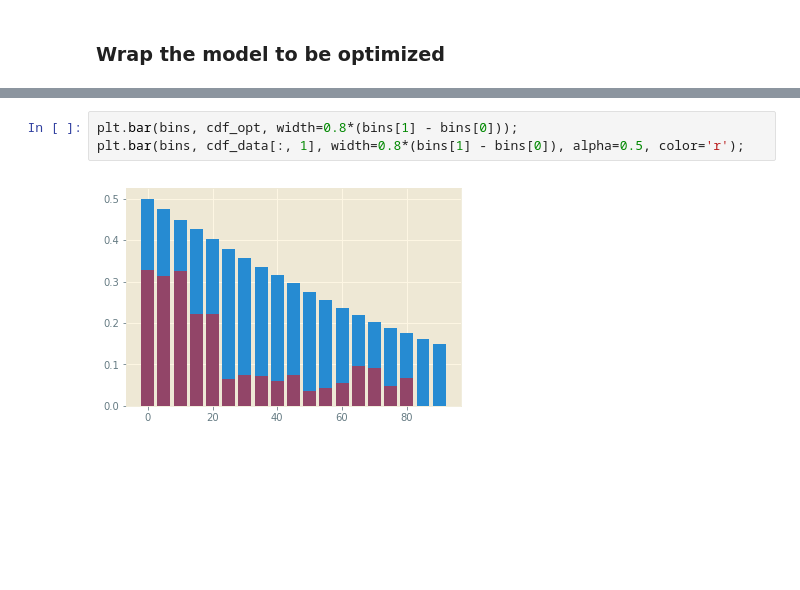
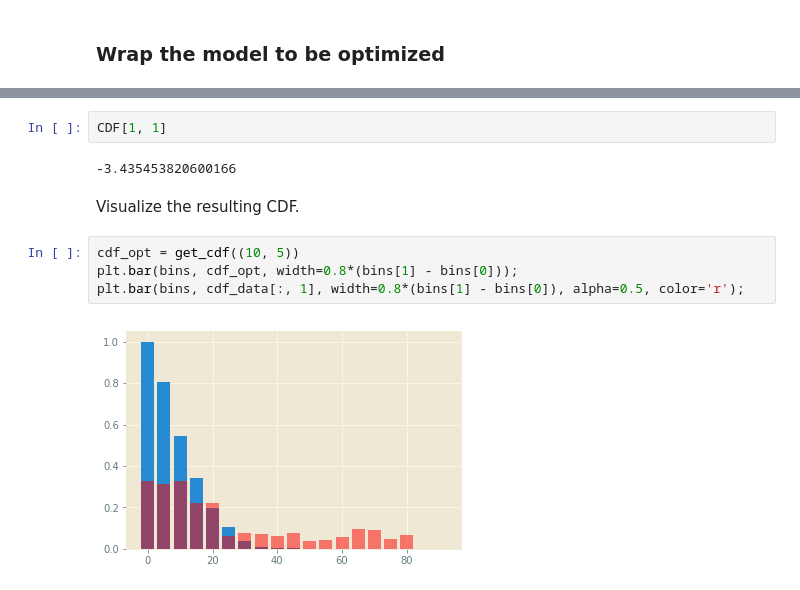
Before and after one commit to mshumko/ac6_microburst_scale_sizes, a Jupyter notebook: models/microburst_size_dist_monte_carlo.ipynb, the cells around one changed output, grey strips where cells are left out. Saved outputs shown, nothing was run; the diff lists cells and outputs as text; blank space fills up the shorter version.

```diff
--- a/models/microburst_size_dist_monte_carlo.ipynb
+++ b/models/microburst_size_dist_monte_carlo.ipynb
@@ -190,5 +193,12 @@ cdf_opt = get_cdf((10, 50))
+# %%
+CDF[1, 1]
+# %% [output]
+-3.435453820600166
+# %% [markdown]
+Visualize the resulting CDF.
 # %%
+cdf_opt = get_cdf((10, 5))
 plt.bar(bins, cdf_opt, width=0.8*(bins[1] - bins[0]));
 plt.bar(bins, cdf_data[:, 1], width=0.8*(bins[1] - bins[0]), alpha=0.5, color='r');
 # %% [output]
-[figure, old version]
+[figure, new version]
```
Also changed, not shown: parts of 10 cells of this notebook, 1 other file.
